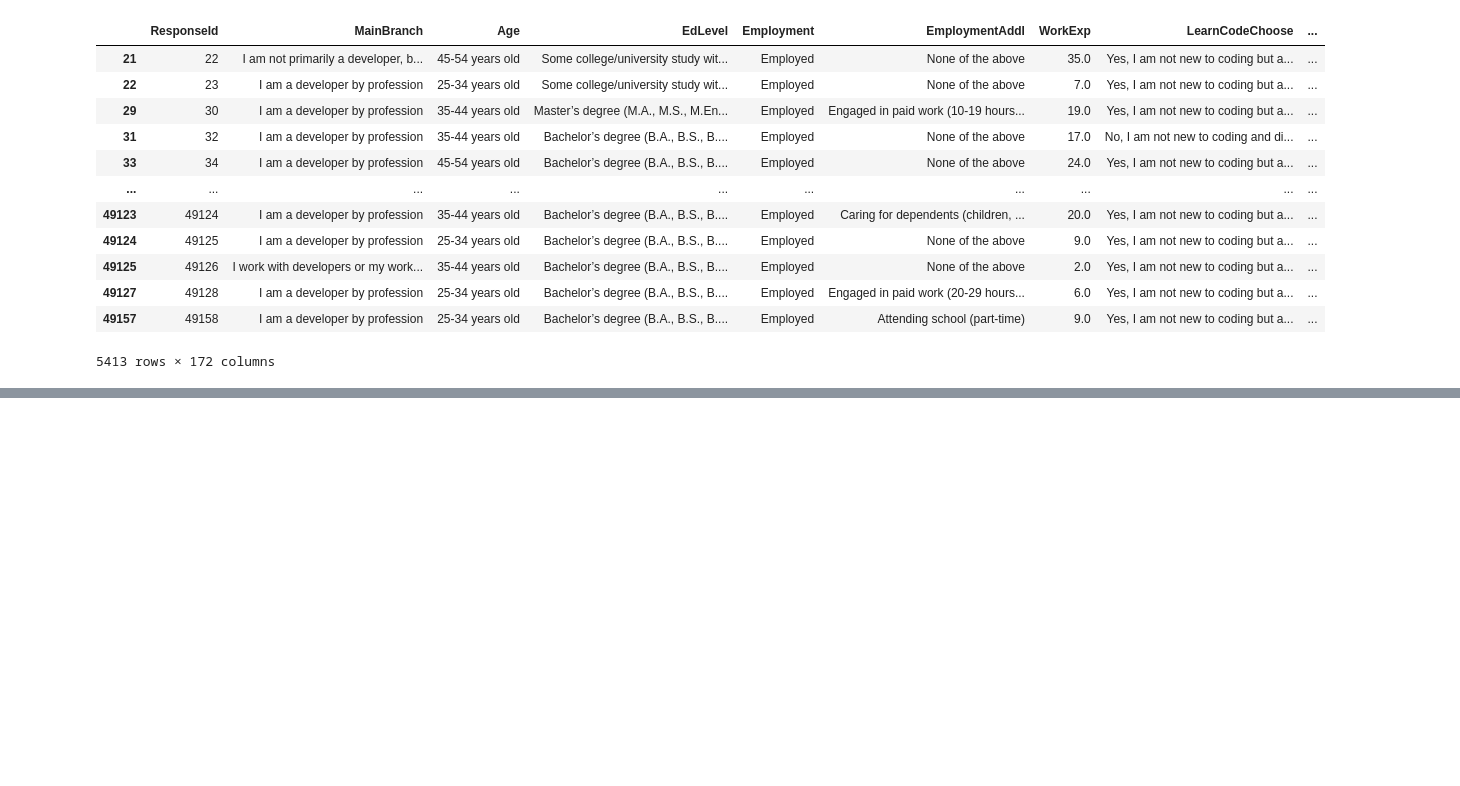
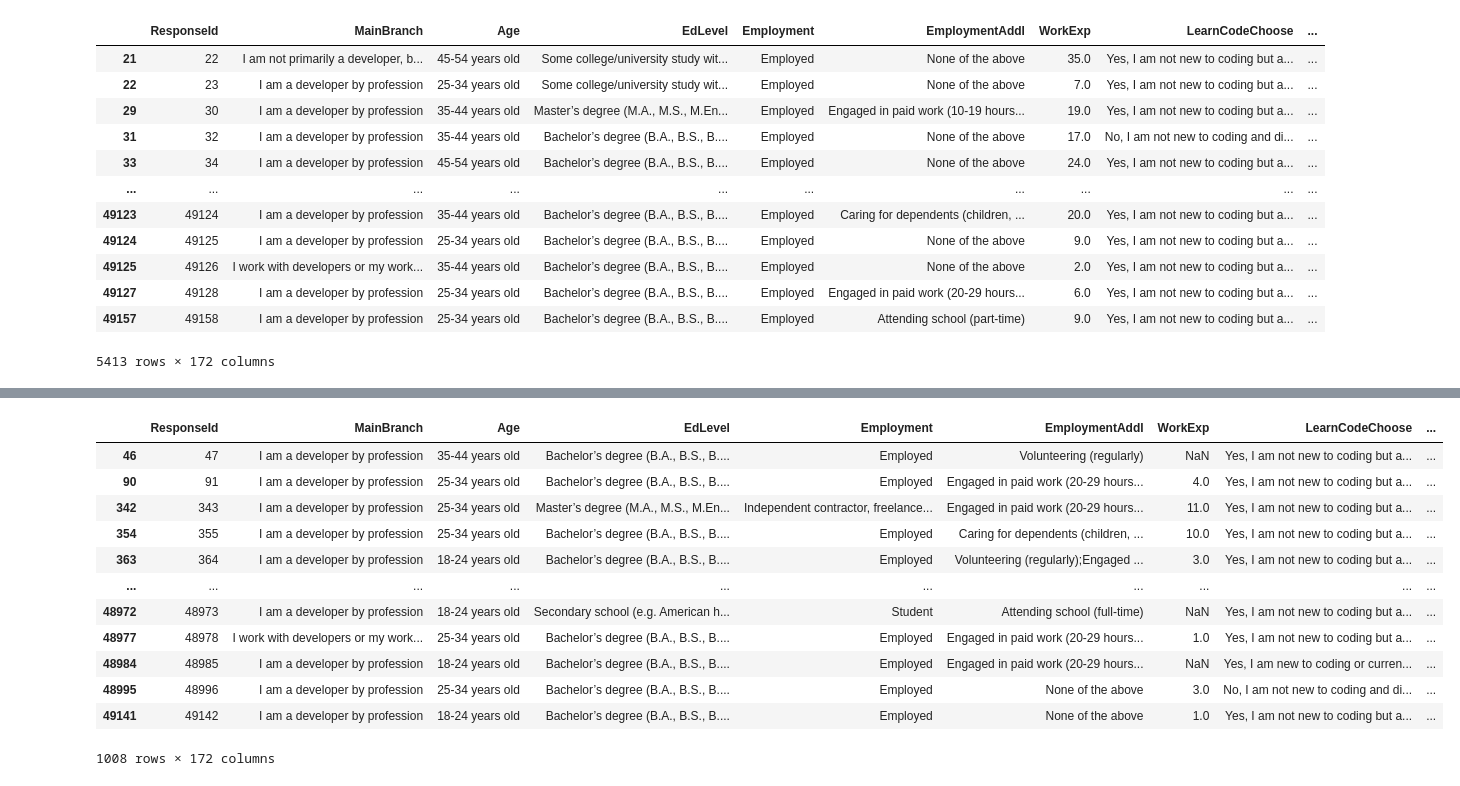
Before and after one commit to Sophie-Muchiri12/python-dataanalysis, a Jupyter notebook: stackoverflow_survey_pandas_analysis.ipynb, the cells around one changed output, grey strips where cells are left out. Drawn from its saved outputs; the diff is of its cells as text; code cells hidden in the pictures; blank space fills up the shorter version.

```diff
--- a/stackoverflow_survey_pandas_analysis.ipynb
+++ b/stackoverflow_survey_pandas_analysis.ipynb
@@ -1118,0 +1239,3 @@ df.loc[(df['Country']=='United States of America')& (df['Employment'] == 'Employ
+# %%
+filt = df['Country'] == 'India'
+df.loc[filt]['LanguageWantToWorkWith'].str.contains('Python').sum()
@@ -1118,0 +1344,16 @@ df.loc[(df['Country']=='United States of America')& (df['Employment'] == 'Employ
+# %%
+df.loc[filt & df['LanguageWantToWorkWith'].str.contains('Python', na=False)]
+# %% [output]
+|  | ResponseId | MainBranch | Age | EdLevel | Employment | EmploymentAddl | WorkExp | LearnCodeChoose | ... |
+| 46 | 47 | I am a developer by profession | 35-44 years old | Bachelor’s degree (B.A., B.S., B.... | Employed | Volunteering (regularly) | NaN | Yes, I am not new to coding but a... | ... |
+| 90 | 91 | I am a developer by profession | 25-34 years old | Bachelor’s degree (B.A., B.S., B.... | Employed | Engaged in paid work (20-29 hours... | 4.0 | Yes, I am not new to coding but a... | ... |
+| 342 | 343 | I am a developer by profession | 25-34 years old | Master’s degree (M.A., M.S., M.En... | Independent contractor, freelance... | Engaged in paid work (20-29 hours... | 11.0 | Yes, I am not new to coding but a... | ... |
+| 354 | 355 | I am a developer by profession | 25-34 years old | Bachelor’s degree (B.A., B.S., B.... | Employed | Caring for dependents (children, ... | 10.0 | Yes, I am not new to coding but a... | ... |
+| 363 | 364 | I am a developer by profession | 18-24 years old | Bachelor’s degree (B.A., B.S., B.... | Employed | Volunteering (regularly);Engaged ... | 3.0 | Yes, I am not new to coding but a... | ... |
+| ... | ... | ... | ... | ... | ... | ... | ... | ... | ... |
+| 48972 | 48973 | I am a developer by profession | 18-24 years old | Secondary school (e.g. American h... | Student | Attending school (full-time) | NaN | Yes, I am not new to coding but a... | ... |
+| 48977 | 48978 | I work with developers or my work... | 25-34 years old | Bachelor’s degree (B.A., B.S., B.... | Employed | Engaged in paid work (20-29 hours... | 1.0 | Yes, I am not new to coding but a... | ... |
+| 48984 | 48985 | I am a developer by profession | 18-24 years old | Bachelor’s degree (B.A., B.S., B.... | Employed | Engaged in paid work (20-29 hours... | NaN | Yes, I am new to coding or curren... | ... |
+| 48995 | 48996 | I am a developer by profession | 25-34 years old | Bachelor’s degree (B.A., B.S., B.... | Employed | None of the above | 3.0 | No, I am not new to coding and di... | ... |
+| 49141 | 49142 | I am a developer by profession | 18-24 years old | Bachelor’s degree (B.A., B.S., B.... | Employed | None of the above | 1.0 | Yes, I am not new to coding but a... | ... |
+1008 rows × 172 columns
```
Also changed, not shown: parts of 19 cells of this notebook.
